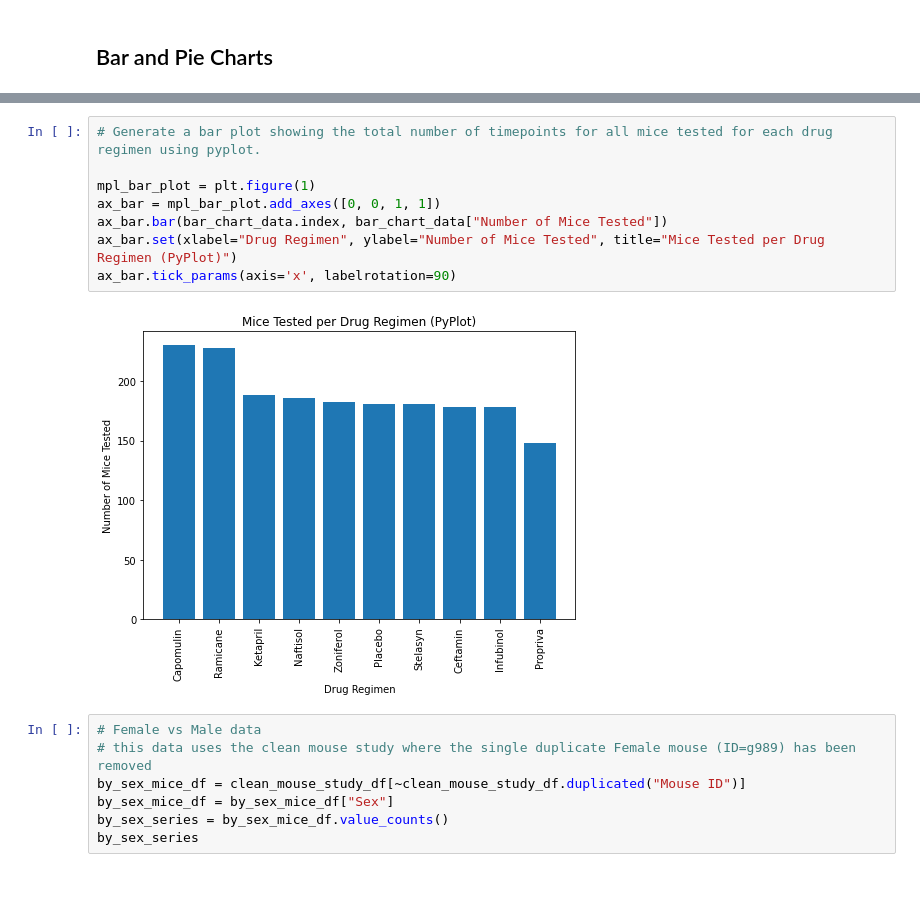
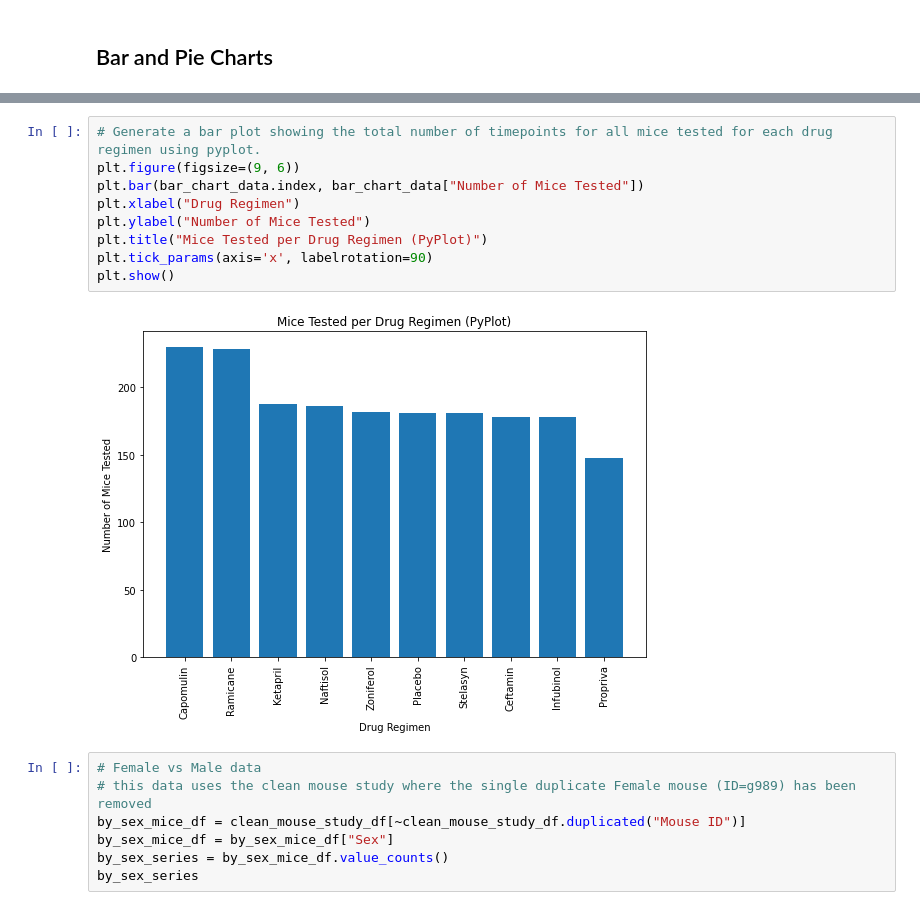
Before and after one commit to zachaa/matplotlib-challenge, a Jupyter notebook: Pymaceuticals/pymaceuticals.ipynb, the cells around one changed output, grey strips where cells are left out. Drawn from its saved outputs; the diff is of its cells as text; blank space fills up the shorter version.

Commit message:
small changes + clean up some plot code + remove spaces + fix spelling

```diff
--- a/Pymaceuticals/pymaceuticals.ipynb
+++ b/Pymaceuticals/pymaceuticals.ipynb
@@ -126,14 +123,15 @@ pands_bar_plot = pands_bar_plot.set(xlabel="Drug Regimen", ylabel="Number of Mic
 [figure]
 # %%
 # Generate a bar plot showing the total number of timepoints for all mice tested for each drug regimen using pyplot.
-
-mpl_bar_plot = plt.figure(1)
-ax_bar = mpl_bar_plot.add_axes([0, 0, 1, 1])
-ax_bar.bar(bar_chart_data.index, bar_chart_data["Number of Mice Tested"])
-ax_bar.set(xlabel="Drug Regimen", ylabel="Number of Mice Tested", title="Mice Tested per Drug Regimen (PyPlot)")
-ax_bar.tick_params(axis='x', labelrotation=90)
+plt.figure(figsize=(9, 6))
+plt.bar(bar_chart_data.index, bar_chart_data["Number of Mice Tested"])
+plt.xlabel("Drug Regimen")
+plt.ylabel("Number of Mice Tested")
+plt.title("Mice Tested per Drug Regimen (PyPlot)")
+plt.tick_params(axis='x', labelrotation=90)
+plt.show()
 # %% [output]
-[figure, old version]
+[figure, new version]
 # %%
 # Female vs Male data
 # this data uses the clean mouse study where the single duplicate Female mouse (ID=g989) has been removed
```
Also changed, not shown: parts of 8 cells of this notebook.
